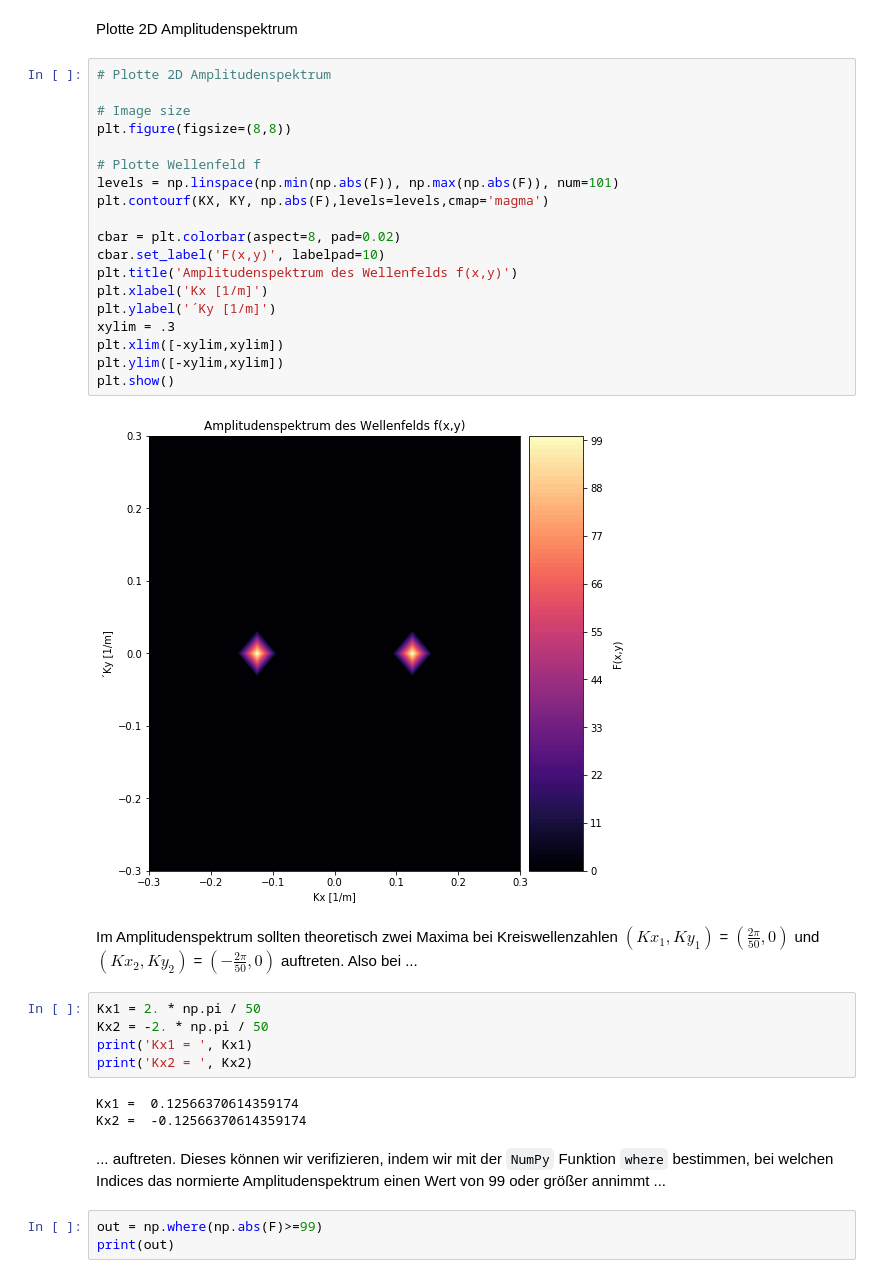
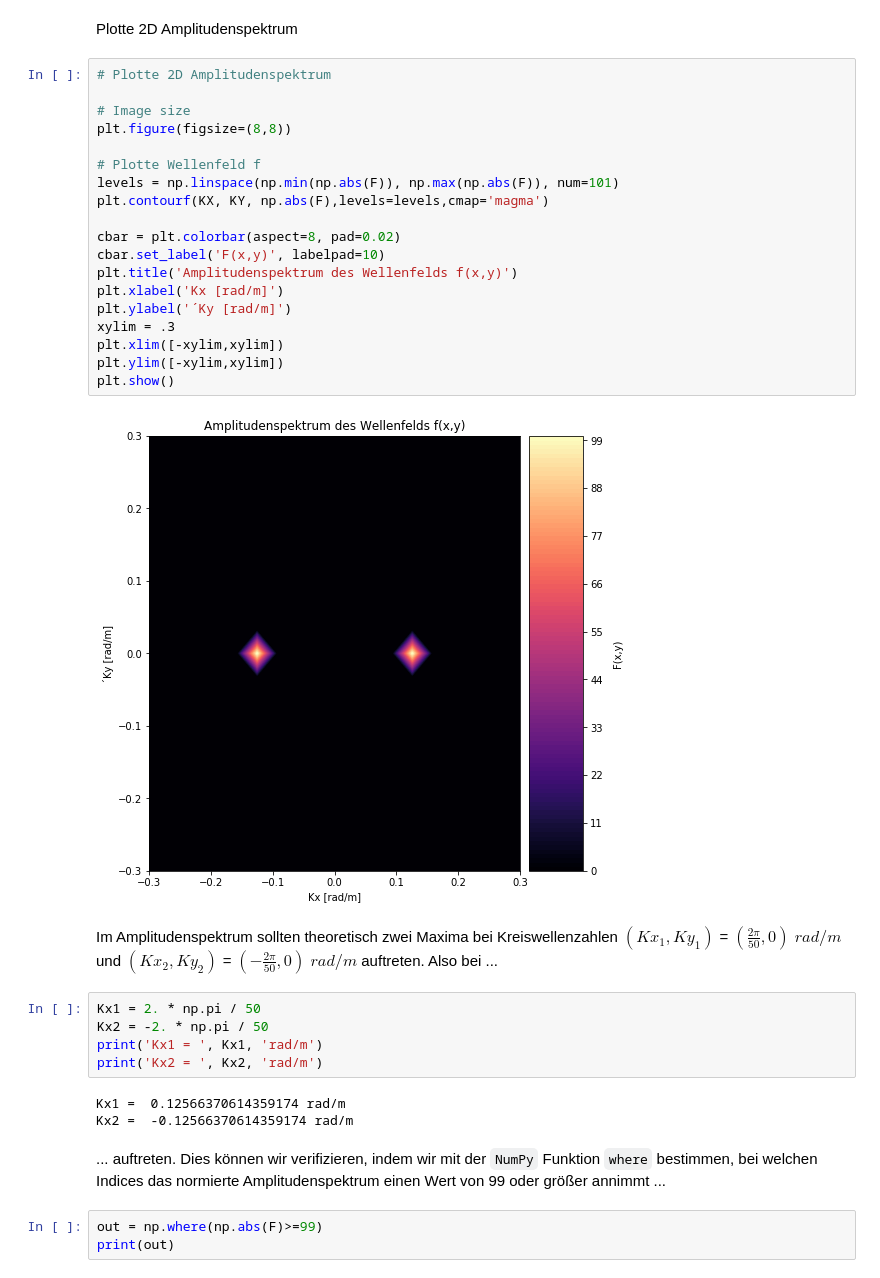
Before and after one commit to daniel-koehn/Geophysikalische-Signalverarbeitung, a Jupyter notebook: exercises/Ex03_FFT.ipynb, the cells around one changed output. Saved outputs shown, nothing was run; the diff lists cells and outputs as text.

```diff
--- a/exercises/Ex03_FFT.ipynb
+++ b/exercises/Ex03_FFT.ipynb
@@ -226,36 +226,36 @@ Plotte 2D Amplitudenspektrum
 # %%
 # Plotte 2D Amplitudenspektrum
 
 # Image size
 plt.figure(figsize=(8,8))
 
 # Plotte Wellenfeld f
 levels = np.linspace(np.min(np.abs(F)), np.max(np.abs(F)), num=101)
 plt.contourf(KX, KY, np.abs(F),levels=levels,cmap='magma')
 
 cbar = plt.colorbar(aspect=8, pad=0.02)
 cbar.set_label('F(x,y)', labelpad=10)
 plt.title('Amplitudenspektrum des Wellenfelds f(x,y)')
-plt.xlabel('Kx [1/m]')
-plt.ylabel('´Ky [1/m]')
+plt.xlabel('Kx [rad/m]')
+plt.ylabel('´Ky [rad/m]')
 xylim = .3
 plt.xlim([-xylim,xylim])
 plt.ylim([-xylim,xylim])
 plt.show()
 # %% [output]
-[figure, old version]
+[figure, new version]
 # %% [markdown]
-Im Amplitudenspektrum sollten theoretisch zwei Maxima bei Kreiswellenzahlen $(Kx_1,Ky_1)$ = $(\frac{2\pi}{50},0)$ und $(Kx_2,Ky_2)$ = $(-\frac{2\pi}{50},0)$ auftreten. Also bei ...
+Im Amplitudenspektrum sollten theoretisch zwei Maxima bei Kreiswellenzahlen $(Kx_1,Ky_1)$ = $(\frac{2\pi}{50},0)\; rad/m$ und $(Kx_2,Ky_2)$ = $(-\frac{2\pi}{50},0)\; rad/m$ auftreten. Also bei ...
 # %%
 Kx1 = 2. * np.pi / 50
 Kx2 = -2. * np.pi / 50
-print('Kx1 = ', Kx1)
-print('Kx2 = ', Kx2)
+print('Kx1 = ', Kx1, 'rad/m')
+print('Kx2 = ', Kx2, 'rad/m')
 # %% [output]
-Kx1 =  0.12566370614359174
-Kx2 =  -0.12566370614359174
+Kx1 =  0.12566370614359174 rad/m
+Kx2 =  -0.12566370614359174 rad/m
 # %% [markdown]
-... auftreten. Dieses können wir verifizieren, indem wir mit der `NumPy` Funktion `where` bestimmen, bei welchen Indices das normierte Amplitudenspektrum einen Wert von 99 oder größer annimmt ...
+... auftreten. Dies können wir verifizieren, indem wir mit der `NumPy` Funktion `where` bestimmen, bei welchen Indices das normierte Amplitudenspektrum einen Wert von 99 oder größer annimmt ...
 # %%
 out = np.where(np.abs(F)>=99)
 print(out)
```
